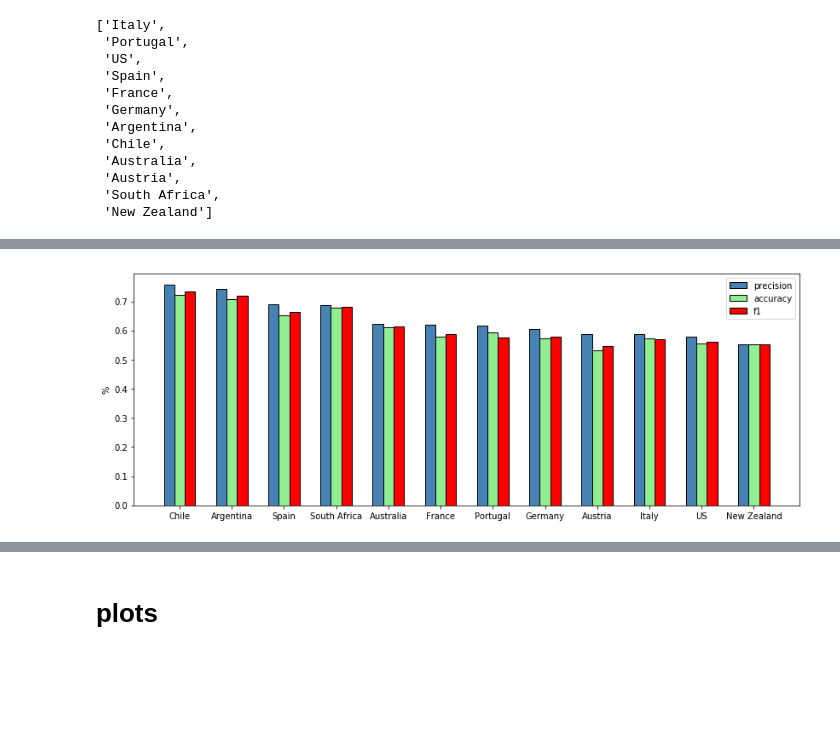
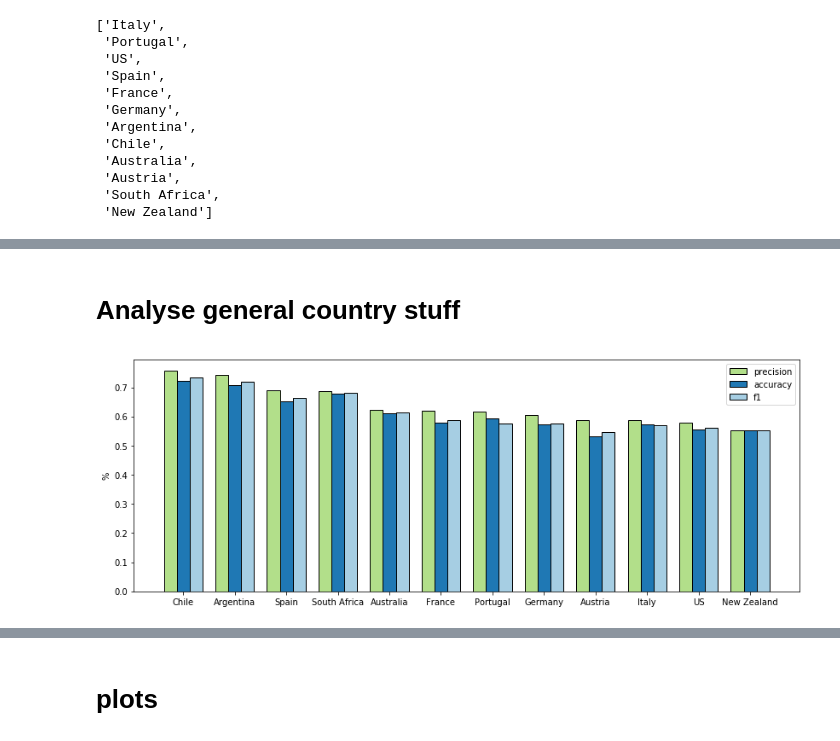
Before and after one commit to Gneur11/bdaFinalMIo, a Jupyter notebook: ClassifierAnalysis.ipynb, the cells around one changed output, grey strips where cells are left out. Cells and saved outputs as stored; diff of their text form; code cells hidden in the pictures; blank space fills up the shorter version.

```diff
--- a/ClassifierAnalysis.ipynb
+++ b/ClassifierAnalysis.ipynb
@@ -447,0 +446,2 @@ New Zealand must not be in training set ['Italy', 'Portugal', 'US', 'Spain', 'Fr
+# %%
+result.drop("input",inplace=True,axis=1)
@@ -447,0 +469,4 @@ New Zealand must not be in training set ['Italy', 'Portugal', 'US', 'Spain', 'Fr
+# %%
+for col in result.columns:
+    if len(result[col].unique().tolist()) == 1:
+        result.drop(col,inplace=True,axis=1)
@@ -448,7 +477,8 @@ New Zealand must not be in training set ['Italy', 'Portugal', 'US', 'Spain', 'Fr
 # %%
 #since there are combinations of country/depth for every country, if we take the first row every 5 we have the best result
 result = result.sort_values(["ObjectiveCountry","f1"],ascending=False)
-result.reset_index(drop=True)
-results = result.iloc[::5, :]
-results
+df = pd.DataFrame()
+df = result.reset_index(drop=True)
+df = df.iloc[::5, :]
+df
 # %% [output]
@@ -469,44 +499,41 @@ results
+# %% [markdown]
+# Analyse general country stuff
 # %%
-#plot accuracy, precision, f1 for every country
-import numpy as np
-import matplotlib.pyplot as plt
-from matplotlib import cm
-
+#plot accuracy, precision, f1 for every country (f1=weighted average of precision, recall)
 temp = pd.DataFrame()
-temp = results.loc[:,["ObjectiveCountry","precision","accuracy","f1"]]
+temp = df.loc[:,["ObjectiveCountry","precision","accuracy","f1"]]
 temp = temp.sort_values(["precision","f1","accuracy"],ascending=False)
-temp
 # width of the bars
-barWidth = 0.2
+barWidth = 0.25
 
 # Choose the height of the blue bars
 bars1 = temp["precision"]
 # Choose the height of the cyan bars
 bars2 = temp["accuracy"]
 
 bars3 = temp["f1"]
 
 # The x position of bars
 r1 = np.arange(len(bars1))
 r2 = [x + barWidth for x in r1]
 r3 = [x + barWidth for x in r2]
 fig, ax = plt.subplots(figsize = (14, 5))
 
 # Create blue bars
-plt.bar(r1, bars1, width = barWidth, color = "steelblue", edgecolor = 'black', capsize=7, label='precision')
+plt.bar(r1, bars1, width = barWidth, color = "#b2df8a", edgecolor = 'black', capsize=7, label='precision')
 
 # Create cyan bars
-plt.bar(r2, bars2, width = barWidth, color = 'lightgreen', edgecolor = 'black', capsize=7, label='accuracy')
+plt.bar(r2, bars2, width = barWidth, color = '#1f78b4', edgecolor = 'black', capsize=7, label='accuracy')
 
-plt.bar(r3, bars3, width = barWidth, color = 'red', edgecolor = 'black', capsize=7, label='f1')
+plt.bar(r3, bars3, width = barWidth, color = "#a6cee3", edgecolor = 'black', capsize=7, label='f1')
 
 xs = temp["ObjectiveCountry"].unique().tolist()
 # general layout
 plt.xticks([r + barWidth for r in range(len(bars1))], xs)
 plt.ylabel('%')
 plt.legend()
 
 # Show graphic
 plt.show()
 # %% [output]
-[figure, old version]
+[figure, new version]
```
Also changed, not shown: parts of 12 cells of this notebook.
